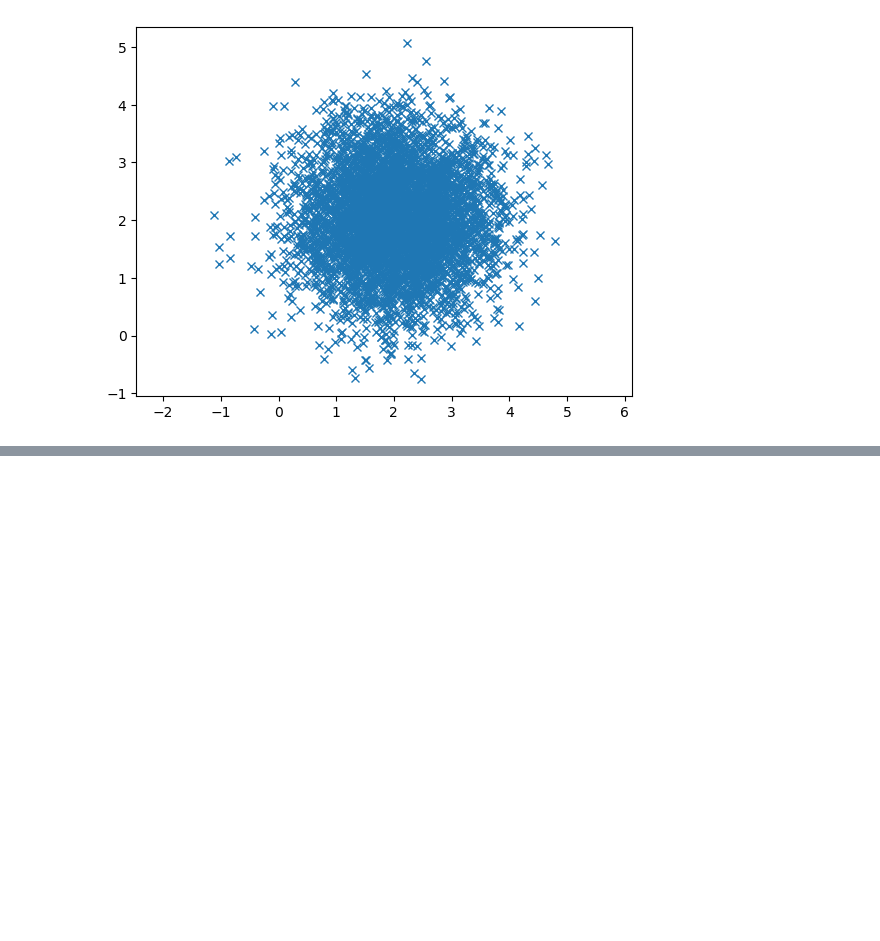
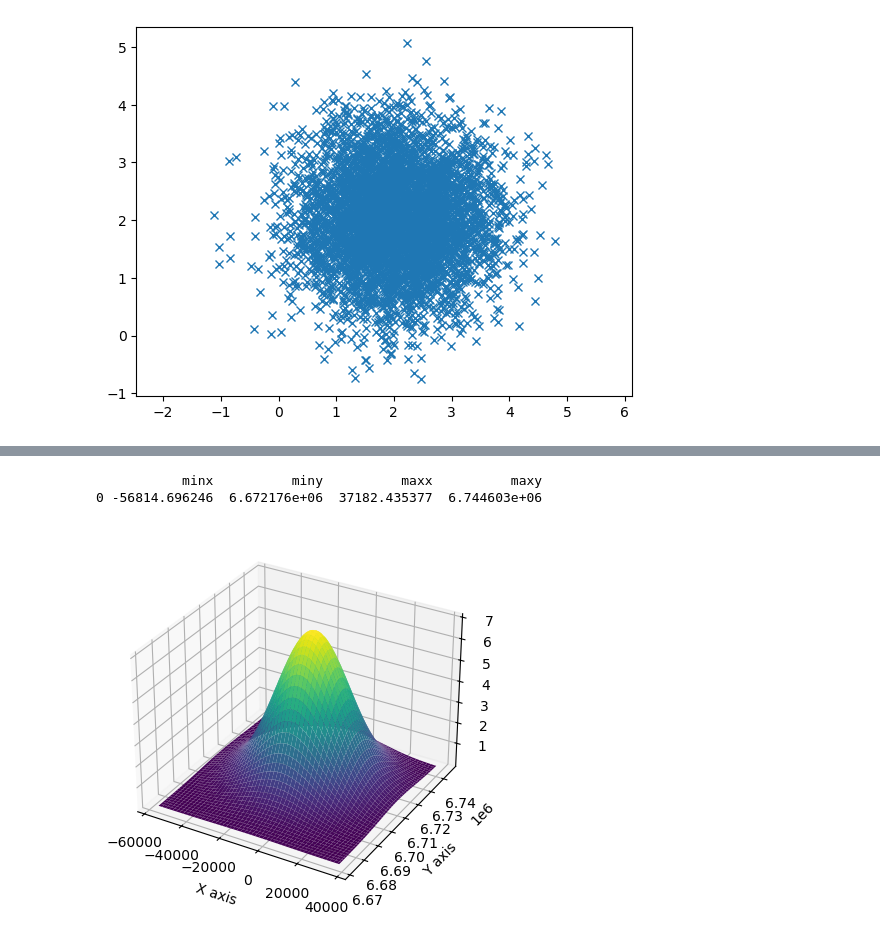
Before and after one commit to paddeaux/osm-poly-query, a Jupyter notebook: autocorr.ipynb, the cells around one changed output, grey strips where cells are left out. Drawn from its saved outputs; the diff is of its cells as text; code cells hidden in the pictures; blank space fills up the shorter version.

```diff
--- a/autocorr.ipynb
+++ b/autocorr.ipynb
@@ -133,0 +145,51 @@ plt.show()
+# %%
+import numpy as np
+import matplotlib.pyplot as plt
+from scipy.stats import multivariate_normal
+from mpl_toolkits.mplot3d import Axes3D
+
+poly = gpd.read_file("polygons/london.geojson").to_crs(3857)
+print(poly.bounds)
+minx, miny, maxx, maxy = poly.total_bounds
+radius_x = (maxx - minx)/8
+radius_y = (maxy - miny)/16
+
+c_x, c_y = poly.centroid.x.item(), poly.centroid.y.item()
+c_rand_x = random.uniform(c_x - radius_x, c_x + radius_x)
+c_rand_y = random.uniform(c_y - radius_y, c_y + radius_y)
+
+mean = [c_x, c_y]
+mean = [c_rand_x, c_rand_y]
+
+# define parameters for x and y distributions
+mu_x = c_rand_x  # mean of x
+variance_x = ((maxx-minx)**2)/30
+mu_y = c_rand_y  # mean of y
+variance_y = ((maxy-miny)**2)/30
+# define a grid for x and y values
+x = np.linspace(minx, maxx, 100)  # generate 500 points between -10 and 10 for x
+y = np.linspace(miny, maxy, 800)  # generate 500 points between -10 and 10 for y
+X, Y = np.meshgrid(x, y)  # create a grid for (x,y) pairs
+# create an empty array of the same shape as X to hold the (x, y) coordinates
+pos = np.empty(X.shape + (2,))
+# fill the pos array with the x and y coordinates
+pos[:, :, 0] = X
+pos[:, :, 1] = Y
+# create a multivariate normal distribution using the defined parameters
+rv = multivariate_normal([mu_x, mu_y], [[variance_x, 0], [0, variance_y]])
+# create a new figure for 3D plot
+fig = plt.figure()
+# add a 3D subplot to the figure
+ax = fig.add_subplot(projection='3d')
+# create a 3D surface plot of the multivariate normal distribution
+ax.plot_surface(X, Y, rv.pdf(pos), cmap='viridis', linewidth=0)
+# set labels for the axes
+ax.set_xlabel('X axis')
+ax.set_ylabel('Y axis')
+ax.set_zlabel('Z axis')
+# display the 3D plot
+plt.show()
+# %% [output]
+           minx          miny          maxx          maxy
+0 -56814.696246  6.672176e+06  37182.435377  6.744603e+06
+[figure, added]
```
Also changed, not shown: parts of 2 cells of this notebook.
